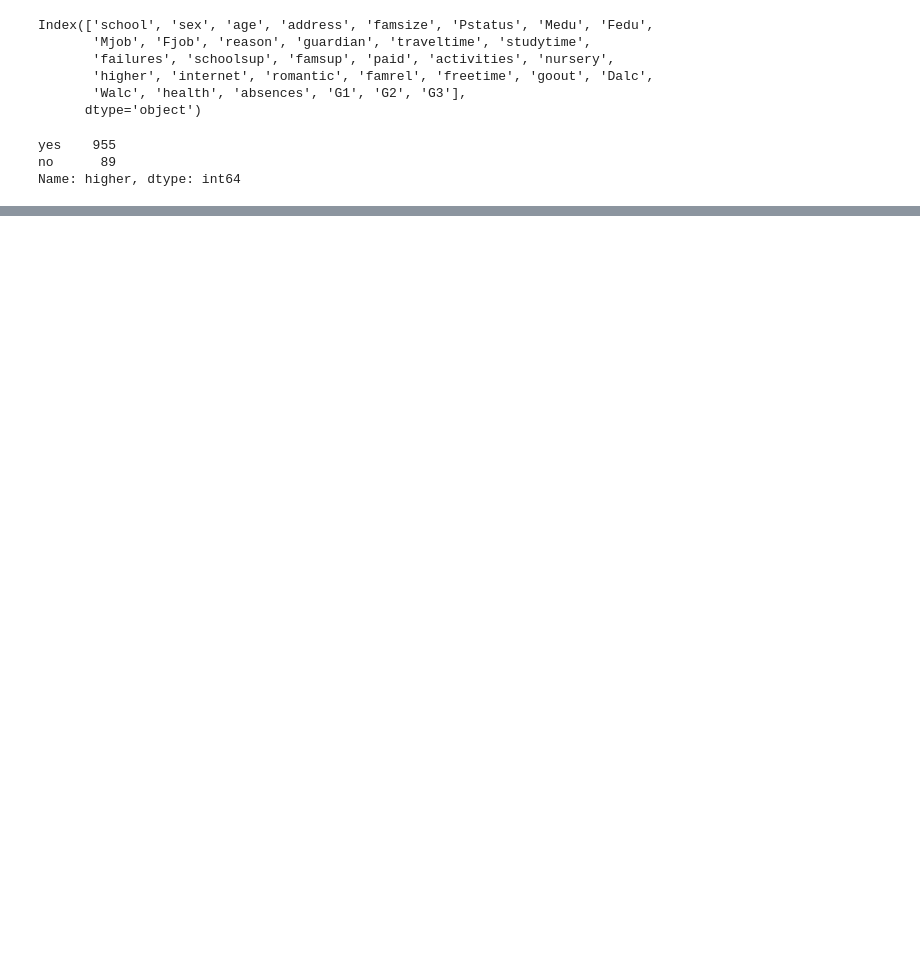
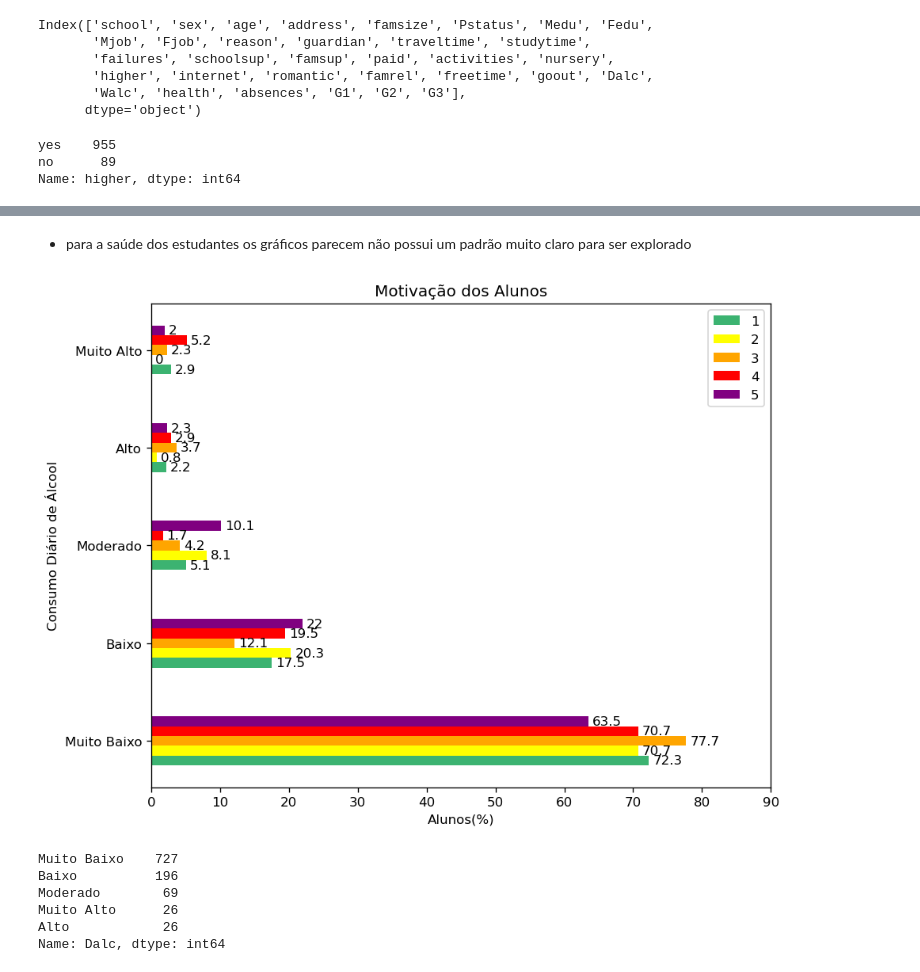
Before and after one commit to IamNivestar/exploratory_analysis_alcohol-effects, a Jupyter notebook: analysis_code.ipynb, the cells around one changed output, grey strips where cells are left out. Saved outputs shown, nothing was run; the diff lists cells and outputs as text; code cells hidden in the pictures; blank space fills up the shorter version.

```diff
--- a/analysis_code.ipynb
+++ b/analysis_code.ipynb
@@ -786,0 +791,58 @@ health
+# %%
+h1 = df.loc[ (df.health == 1) ]
+h2 = df.loc[ (df.health == 2) ]
+h3 = df.loc[ (df.health == 3) ]
+h4 = df.loc[ (df.health == 4) ]
+h5 = df.loc[ (df.health == 5) ]
+# %%
+h2_new_dalc = h2['Dalc'].value_counts()
+h2_new_dalc['Muito Alto'] = 0
+# %%
+h1_dalc = h1['Dalc'].value_counts()[labels_consumo_alcool]
+h2_dalc = h2_new_dalc
+h3_dalc = h3['Dalc'].value_counts()[labels_consumo_alcool]
+h4_dalc = h4['Dalc'].value_counts()[labels_consumo_alcool]
+h5_dalc = h5['Dalc'].value_counts()[labels_consumo_alcool]
+# %%
+h1_dalc_prop = obter_proporcoes(h1_dalc)
+h2_dalc_prop = obter_proporcoes(h2_dalc)
+h3_dalc_prop = obter_proporcoes(h3_dalc)
+h4_dalc_prop = obter_proporcoes(h4_dalc)
+h5_dalc_prop = obter_proporcoes(h5_dalc)
+# %% [markdown]
+- para a saúde dos estudantes os gráficos parecem não possui um padrão muito claro para ser explorado
+# %%
+fig, ax = plt.subplots(figsize=(8, 6), dpi=120)
+x = np.arange(len(h1_dalc.index))
+width = 0.10
+
+rects1 = ax.barh(x - 2*width, [ (i*100) for i in h1_dalc_prop ], width, label='1', color=['mediumseagreen'])
+rects2 = ax.barh(x - width, [ (i*100) for i in h2_dalc_prop ], width, label='2', color=['yellow'])
+rects3 = ax.barh(x, [ (i*100) for i in h3_dalc_prop ], width , label='3', color=['orange'])
+rects4 = ax.barh(x + width, [ (i*100) for i in h4_dalc_prop ], width, label='4', color=['red'])
+rects5 = ax.barh(x + 2*width, [ (i*100) for i in h5_dalc_prop ], width, label='5', color=['purple'])
+
+ax.set_xlabel('Alunos(%)')
+ax.set_ylabel('Consumo Diário de Álcool')
+ax.set_title('Motivação dos Alunos')
+ax.set_yticks(x, h1_dalc.index)
+ax.set_xlim(0,90)
+ax.legend()
+
+ax.bar_label(rects1, padding=3)
+ax.bar_label(rects2, padding=3)
+ax.bar_label(rects3, padding=3)
+ax.bar_label(rects4, padding=3)
+ax.bar_label(rects5, padding=3)
+fig.tight_layout()
+# %% [output]
+[figure, added]
+# %%
+df['Dalc'].value_counts()
+# %% [output]
+Muito Baixo    727
+Baixo          196
+Moderado        69
+Muito Alto      26
+Alto            26
+Name: Dalc, dtype: int64
```
Also changed, not shown: parts of 45 cells of this notebook.
